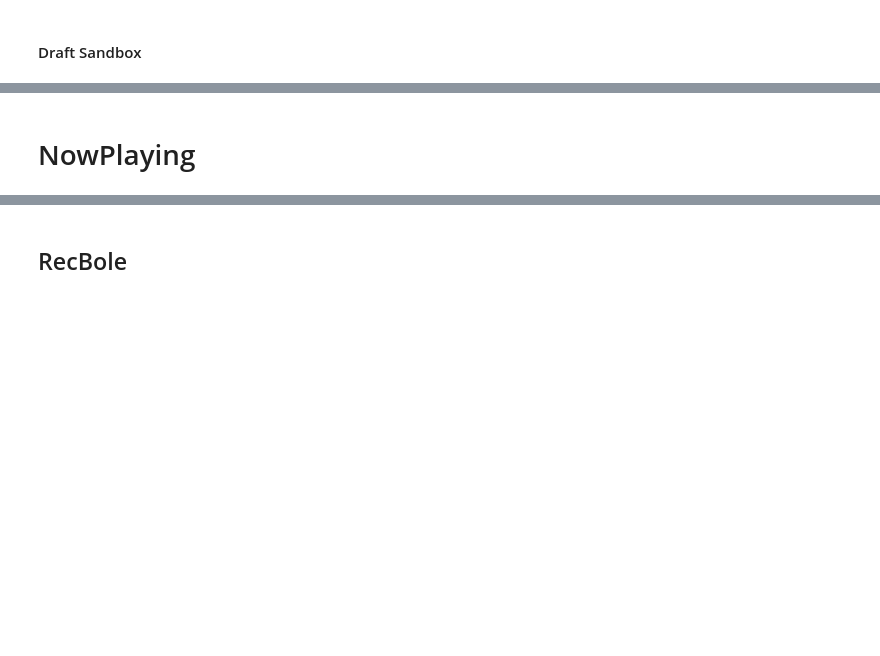
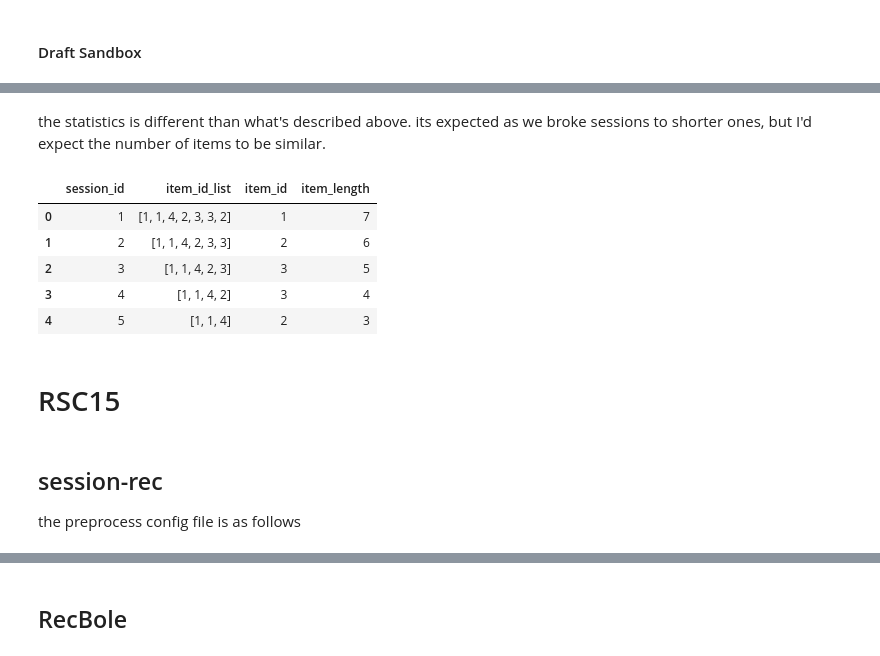
Before and after one commit to guyk1971/RecBole, a Jupyter notebook: experiments/datasets_sbrs.ipynb, the cells around one changed output, grey strips where cells are left out. Saved outputs shown, nothing was run; the diff lists cells and outputs as text; code cells hidden in the pictures; blank space fills up the shorter version.

Commit message:
update notebook and sbrs script

```diff
--- a/experiments/datasets_sbrs.ipynb
+++ b/experiments/datasets_sbrs.ipynb
@@ -47,7 +50,7 @@ config_dict_sess = {
     'topk': [20],
     'metrics': ['Recall', 'MRR'],
     'valid_metric': 'MRR@20',
-    'gpu_id': 3
+    'gpu_id': 0
 }
 # %% [markdown]
 # DIGINETICA
@@ -671,0 +521,3 @@ convert_srec_to_recbole(srec_train_filename,srec_test_filename,inter_train_filen
+# %%
+args = Arguments(dataset='retailrocket-sess')
+args
@@ -671,0 +526,4 @@ convert_srec_to_recbole(srec_train_filename,srec_test_filename,inter_train_filen
+# %%
+config = Config(model=args.model, dataset=f'{args.dataset}', config_dict=config_dict_sess)
+config.final_config_dict['data_path'] = os.path.join(os.path.dirname(os.getcwd()),config.final_config_dict['data_path'])
+config.final_config_dict
@@ -671,0 +548,4 @@ convert_srec_to_recbole(srec_train_filename,srec_test_filename,inter_train_filen
+# %%
+# called from the main script and performs a set of operations to load the .inter file to dataframe
+retailrocket_sess = create_dataset(config)
+retailrocket_sess
@@ -672,2 +561,17 @@ convert_srec_to_recbole(srec_train_filename,srec_test_filename,inter_train_filen
+# %% [markdown]
+the statistics is different than what's described above. its expected as we broke sessions to shorter ones, but I'd expect the number of items to be similar.
+# %%
+retailrocket_sess_inter_df=retailrocket_sess.inter_feat
+retailrocket_sess_inter_df.head()
+# %% [output]
+|  | session_id | item_id_list | item_id | item_length |
+| 0 | 1 | [1, 1, 4, 2, 3, 3, 2] | 1 | 7 |
+| 1 | 2 | [1, 1, 4, 2, 3, 3] | 2 | 6 |
+| 2 | 3 | [1, 1, 4, 2, 3] | 3 | 5 |
+| 3 | 4 | [1, 1, 4, 2] | 3 | 4 |
+| 4 | 5 | [1, 1, 4] | 2 | 3 |
 # %% [markdown]
-# NowPlaying
+# RSC15
+# %% [markdown]
+## session-rec
+the preprocess config file is as follows
```
Also changed, not shown: parts of 86 cells of this notebook, 1 other file.
